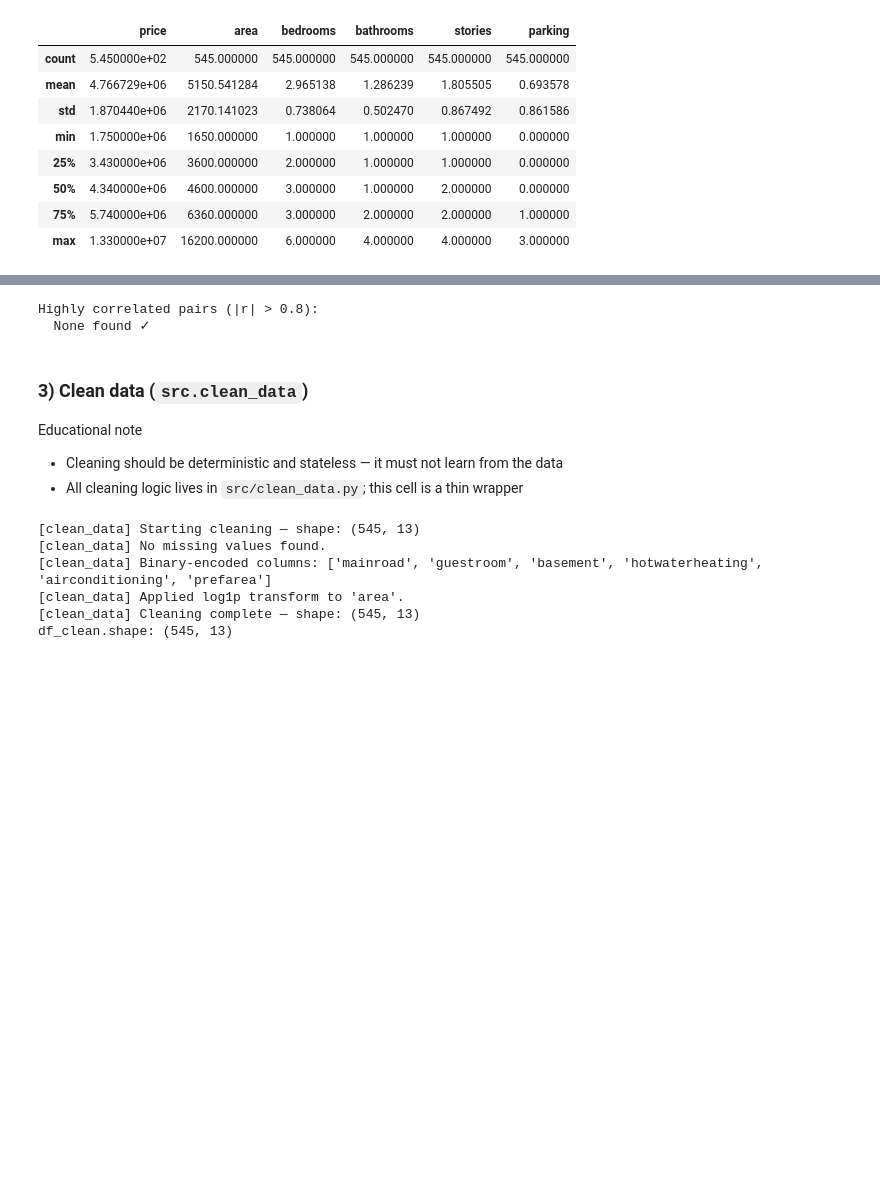
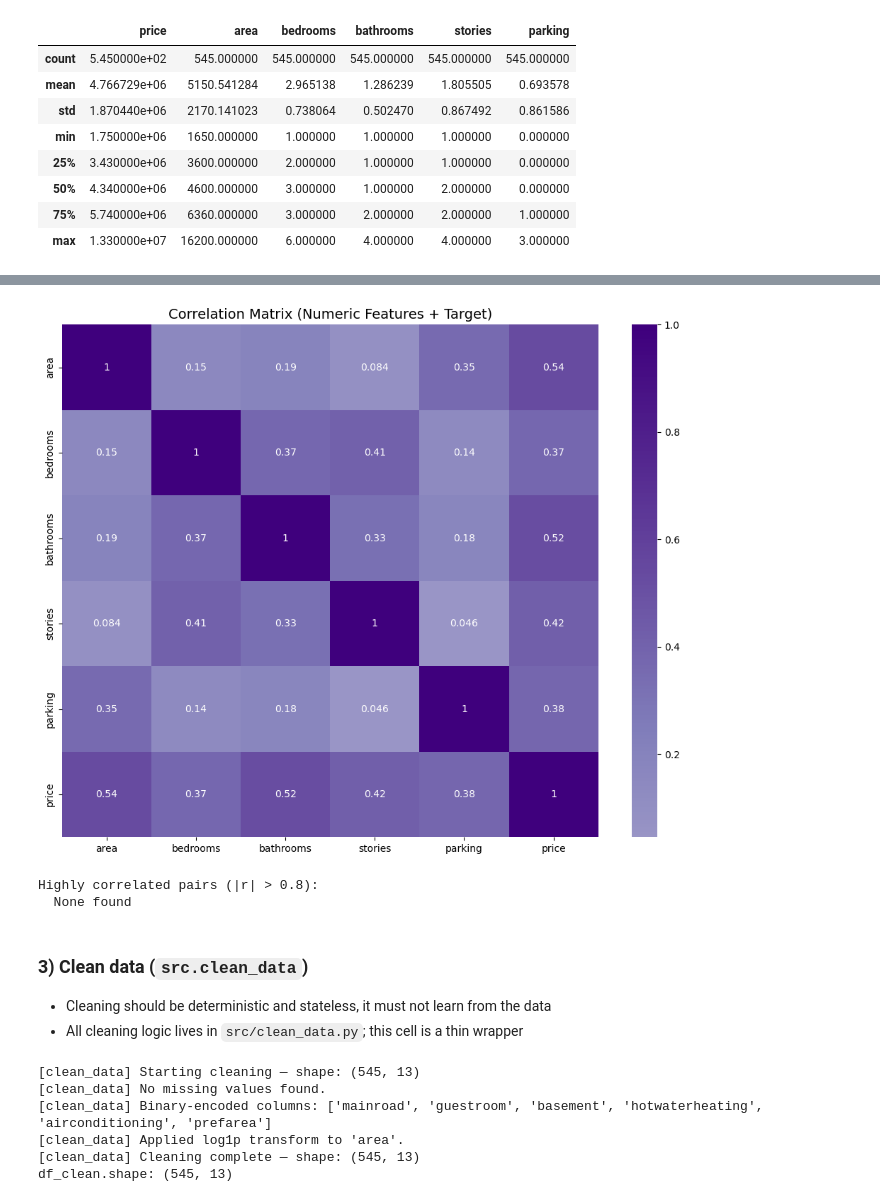
Before and after one commit to robsrot/G2_MLOPS_Project, a Jupyter notebook: notebooks/HousingPricePrediction_modular.ipynb, the cells around one changed output, grey strips where cells are left out. Cells and saved outputs as stored; diff of their text form; code cells hidden in the pictures; blank space fills up the shorter version.

```diff
--- a/notebooks/HousingPricePrediction_modular.ipynb
+++ b/notebooks/HousingPricePrediction_modular.ipynb
@@ -232,29 +226,29 @@ plt.show()
 # %%
 # Correlation matrix
 numeric_cols = ["area", "bedrooms", "bathrooms", "stories", "parking"]
 corr = df_raw[numeric_cols + [TARGET_COLUMN]].corr()
 
 fig, ax = plt.subplots(figsize=(10, 8))
-#sns.heatmap(corr, cmap="Purples", center=0, annot=True, square=False, ax=ax)
+sns.heatmap(corr, cmap="Purples", center=0, annot=True, square=False, ax=ax)
 ax.set_title("Correlation Matrix (Numeric Features + Target)", fontsize=14)
 plt.tight_layout()
 plt.show()
 
 # Flag any strongly correlated feature pairs (> 0.80)
 CORR_THRESHOLD = 0.80
 high_corr = (corr[numeric_cols].where(
                 np.triu(np.ones(corr[numeric_cols].shape), k=1).astype(bool))
              .stack().loc[lambda x: x.abs() > CORR_THRESHOLD])
 print(f"Highly correlated pairs (|r| > {CORR_THRESHOLD}):")
-print(high_corr if len(high_corr) else "  None found ✓")
+print(high_corr if len(high_corr) else "  None found")
 # %% [output]
+[figure, added]
 Highly correlated pairs (|r| > 0.8):
-  None found ✓
+  None found
 # %% [markdown]
 ### 3) Clean data (`src.clean_data`)
 
-Educational note
-- Cleaning should be deterministic and stateless — it must not learn from the data
+- Cleaning should be deterministic and stateless, it must not learn from the data
 - All cleaning logic lives in `src/clean_data.py`; this cell is a thin wrapper
 # %%
 df_clean = clean_dataframe(df_raw)
```
Also changed, not shown: parts of 16 cells of this notebook.
